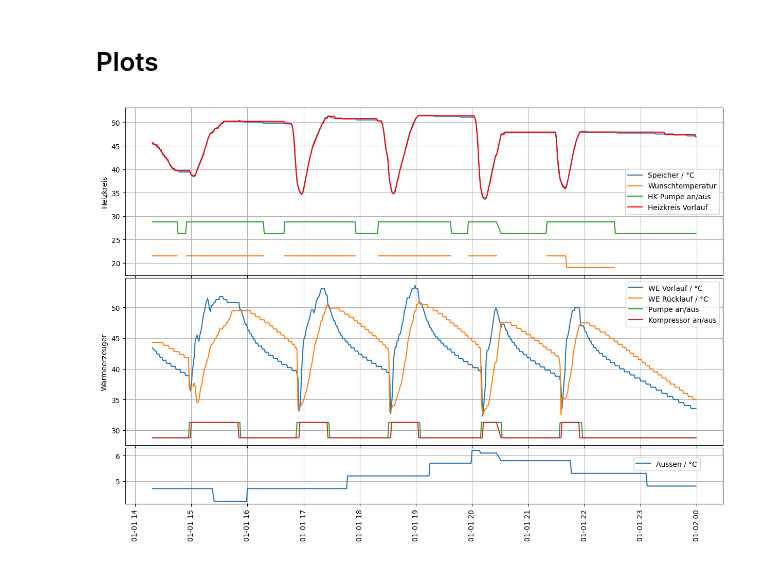
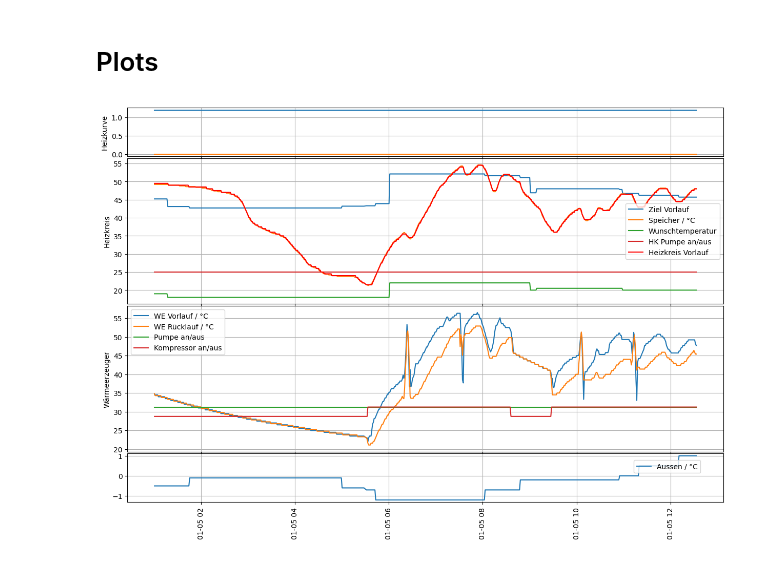
Before and after one commit to jscheidtmann/Vitocal250A, a Jupyter notebook: heatpump_visuals.ipynb, the cells around one changed output. Saved outputs shown, nothing was run; the diff lists cells and outputs as text; code cells hidden in the pictures.

Commit message:
Enter data and output corresponding file. Correct timestamp. Display weather correction curve parameters.

```diff
--- a/heatpump_visuals.ipynb
+++ b/heatpump_visuals.ipynb
@@ -19,8 +16,13 @@ Requirement already satisfied: pillow>=8 in ./.venv/lib/python3.12/site-packages
 Requirement already satisfied: pyparsing>=2.3.1 in ./.venv/lib/python3.12/site-packages (from matplotlib) (3.2.1)
 Requirement already satisfied: six>=1.5 in ./.venv/lib/python3.12/site-packages (from python-dateutil>=2.8.2->pandas) (1.17.0)
 # %%
+import pandas as pd
+import numpy as np
+
 # Read the CSV file
-df = pd.read_csv("heatpump-2025-01-01.csv")
+
+analysis_date = "2025-01-05"
+df = pd.read_csv(f"heatpump-{analysis_date}.csv")
 
 # Display the first few rows to verify the data
 df.head()
@@ -39,6 +41,8 @@ df.head()
 # %%
 df['HKWunschTemp1'] = pd.to_numeric(df['HKWunschTemp'], errors='coerce')
 df['Timestamp'] = pd.to_datetime(df.Timestamp)
+# Convert from UTC to MET
+df['Timestamp'] = df['Timestamp'] + pd.Timedelta(hours=1)
 df['TimeOnly'] = df.Timestamp.dt.strftime('%H:%M:%S')
 df['WEPumpe'] = (df.VolumenStrom > 300.0).astype(int)
 df.describe(include='all')
@@ -62,48 +66,57 @@ import matplotlib.pyplot as plt
 import matplotlib.gridspec as gridspec
 
 fig = plt.figure(figsize=(15,10))
-gs = gridspec.GridSpec(3,1, height_ratios=[3,3,1])
+gs = gridspec.GridSpec(4,1, height_ratios=[1,3,3,1])
 
 ax1 = fig.add_subplot(gs[0])
 ax2 = fig.add_subplot(gs[1])
 ax3 = fig.add_subplot(gs[2])
+ax4 = fig.add_subplot(gs[3])
 
 # fig, (ax1,ax2,ax3) =plt.subplots(3,1, figsize=(12,10), sharex=True)
 
 ax = ax1
+ax.plot(df.Timestamp, df.HeizKurveNeigung, label='Neigung')
+ax.plot(df.Timestamp, df.HeizkurveNiveau, label='Niveau')
+ax.set_ylabel('Heizkurve')
+ax.grid(True)
+
+ax = ax2
+ax.plot(df.Timestamp, df.HKTargetSupplyTemp, label='Ziel Vorlauf')
 ax.plot(df.Timestamp, df.SpeicherTemp, label='Speicher / °C')
 ax.plot(df.Timestamp, df.HKWunschTemp1, label='Wunschtemperatur')
-ax.plot(df.Timestamp, df.HKPumpeAktiv*2.5+26.25, label='HK Pumpe an/aus')
+ax.plot(df.Timestamp, df.HKPumpeAktiv*5+20, label='HK Pumpe an/aus')
 ax.plot(df.Timestamp, df.HKSupplyTemp, label='Heizkreis Vorlauf', color='red')
 ax.set_ylabel('Heizkreis')
 ax.grid(True)
 
 # Turn off x-axis label and ticks for the upper subplot (ax1)
 ax.set_xlabel('')  # Remove the x-axis label
 ax.set_xticklabels([])  # Remove x-axis tick labels
 
 ax.legend()
 
-ax = ax2
+ax = ax3
 ax.plot(df.Timestamp, df.WEVorlauf, label='WE Vorlauf / °C')
 ax.plot(df.Timestamp, df.WERücklauf, label='WE Rücklauf / °C')
 ax.plot(df.Timestamp, df.WEPumpe*2.5 + 30-1.25, label='Pumpe an/aus')
 ax.plot(df.Timestamp, df.KompressorStatus*2.5 + 30-1.25, label='Kompressor an/aus')
 ax.set_ylabel('Wärmeerzeuger')
 ax.grid(True)
 ax.legend()
 
 # Turn off x-axis label and ticks for the upper subplot (ax1)
 ax.set_xlabel('')  # Remove the x-axis label
 ax.set_xticklabels([])  # Remove x-axis tick labels
 
-ax3.plot(df.Timestamp, df.AussenTemperatur, label='Aussen / °C')
+ax = ax4
+ax4.plot(df.Timestamp, df.AussenTemperatur, label='Aussen / °C')
 
 plt.subplots_adjust(hspace=0.02)
 plt.legend(loc=(0.85,0.6))
 plt.grid(True)
 plt.xticks(rotation=90)
-plt.savefig('2025-01-01.png', format='png', dpi=300, bbox_inches='tight')
+plt.savefig(f"{analysis_date}.png", format='png', dpi=300, bbox_inches='tight')
 plt.show()
 # %% [output]
-[figure, old version]
+[figure, new version]
```
Also changed, not shown: parts of 3 cells of this notebook.
